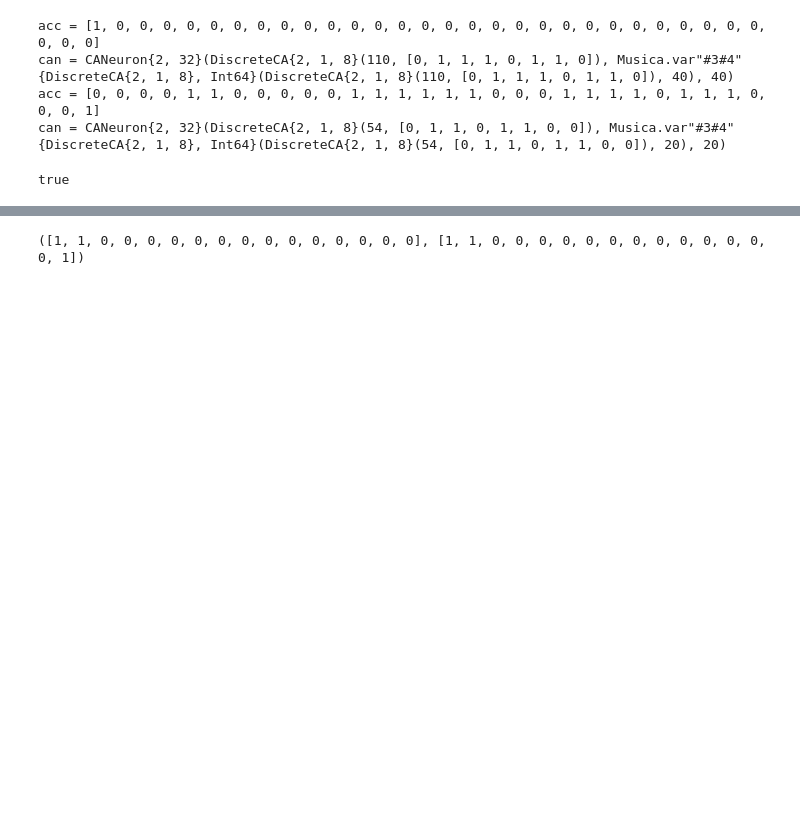
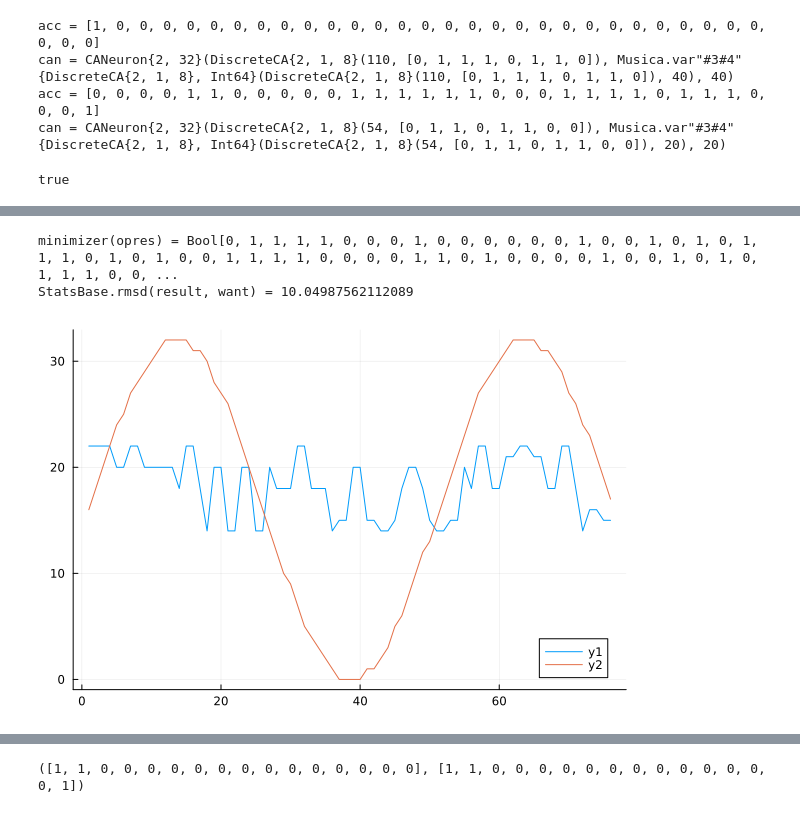
Before and after one commit to ORBAT/Musica, a Jupyter notebook: src/scratch.ipynb, the cells around one changed output, grey strips where cells are left out. Saved outputs shown, nothing was run; the diff lists cells and outputs as text; code cells hidden in the pictures; blank space fills up the shorter version.

```diff
--- a/src/scratch.ipynb
+++ b/src/scratch.ipynb
@@ -196,0 +284,14 @@ true
+# %%
+@show minimizer(opres)
+(_, cas) = BitVector(minimizer(opres)) |> Musica.parser(_Stack;bits_per_gen=bpg)
+#init_state = Musica.num_as_ones(16,Val{32})
+# result = Lazy.iterated(cas, init_state) |> Drop(1) |> Take(length(want)) |> Map(Musica.count_ones) |> collect
+#result = 1:length(want) |> Map(@£ Musica.num_as_ones(Val{76})) |> Map(cas) |> Map(Musica.count_ones) |> collect
+result = 1:length(want) |> Map(Int ∘ GrayCode.reinterpret2Int ∘ Gray8) |> Map(@£ Musica.num_as_row(Val{32})) |> Map(cas) |> Map(Musica.count_ones) |> collect
+@show StatsBase.rmsd(result,want)
+plot(result)
+plot!(want)
+# %% [output]
+minimizer(opres) = Bool[0, 1, 1, 1, 1, 0, 0, 0, 1, 0, 0, 0, 0, 0, 0, 1, 0, 0, 1, 0, 1, 0, 1, 1, 1, 0, 1, 0, 1, 0, 0, 1, 1, 1, 1, 0, 0, 0, 0, 1, 1, 0, 1, 0, 0, 0, 0, 1, 0, 0, 1, 0, 1, 0, 1, 1, 1, 0, 0, ...
+StatsBase.rmsd(result, want) = 10.04987562112089
+[figure, added]
```
Also changed, not shown: parts of 8 cells of this notebook.
